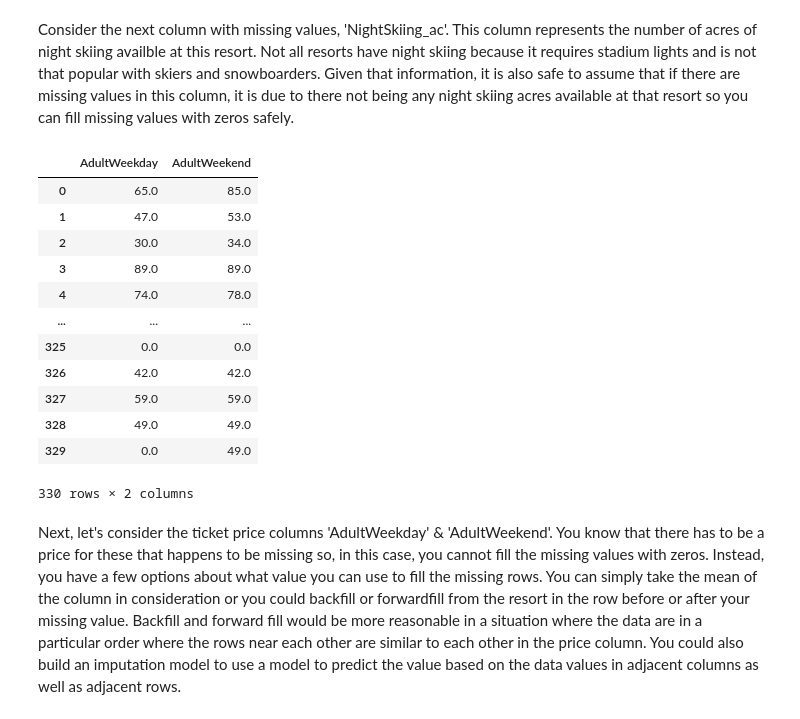
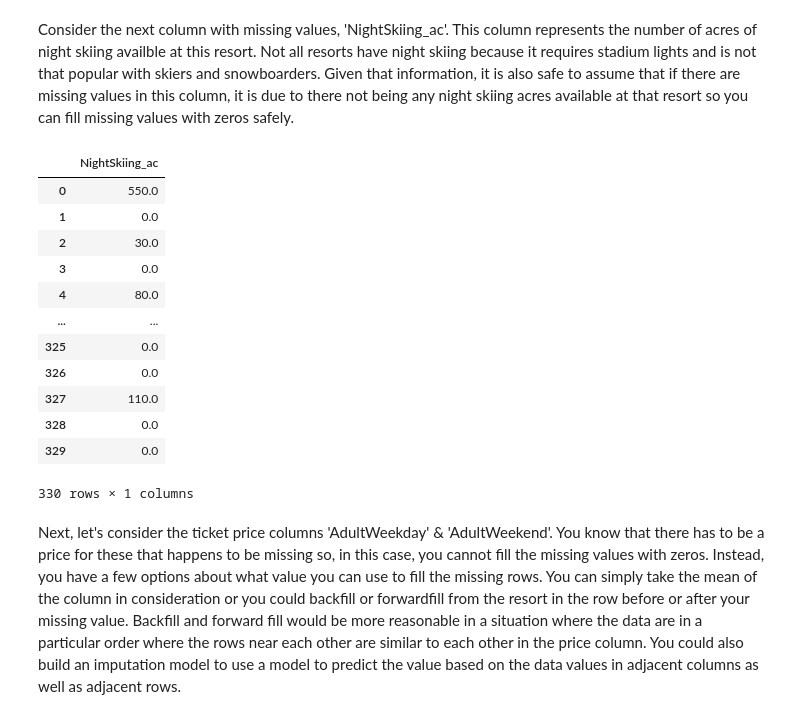
Before and after one commit to awinkler1030/Capstone-Project, a Jupyter notebook: DataWrangling/Notebook_steptwo.ipynb, the cells around one changed output. Drawn from its saved outputs; the diff is of its cells as text; code cells hidden in the pictures.

```diff
--- a/DataWrangling/Notebook_steptwo.ipynb
+++ b/DataWrangling/Notebook_steptwo.ipynb
@@ -397,21 +420,21 @@ Name: fastEight, Length: 330, dtype: float64
 # %% [markdown]
 Consider the next column with missing values, 'NightSkiing_ac'. This column represents the number of acres of night skiing availble at this resort. Not all resorts have night skiing because it requires stadium lights and is not that popular with skiers and snowboarders. Given that information, it is also safe to assume that if there are missing values in this column, it is due to there not being any night skiing acres available at that resort so you can fill missing values with zeros safely.
 # %%
-updated_ski_data[['AdultWeekday', 'AdultWeekend']].fillna(0)
+updated_ski_data[['NightSkiing_ac']].fillna(0)
 # %% [output]
-|  | AdultWeekday | AdultWeekend |
-| 0 | 65.0 | 85.0 |
-| 1 | 47.0 | 53.0 |
-| 2 | 30.0 | 34.0 |
-| 3 | 89.0 | 89.0 |
-| 4 | 74.0 | 78.0 |
-| ... | ... | ... |
-| 325 | 0.0 | 0.0 |
-| 326 | 42.0 | 42.0 |
-| 327 | 59.0 | 59.0 |
-| 328 | 49.0 | 49.0 |
-| 329 | 0.0 | 49.0 |
+|  | NightSkiing_ac |
+| 0 | 550.0 |
+| 1 | 0.0 |
+| 2 | 30.0 |
+| 3 | 0.0 |
+| 4 | 80.0 |
+| ... | ... |
+| 325 | 0.0 |
+| 326 | 0.0 |
+| 327 | 110.0 |
+| 328 | 0.0 |
+| 329 | 0.0 |
-330 rows × 2 columns
+330 rows × 1 columns
 # %% [markdown]
 Next, let's consider the ticket price columns 'AdultWeekday' & 'AdultWeekend'. You know that there has to be a price for these that happens to be missing so, in this case, you cannot fill the missing values with zeros. Instead, you have a few options about what value you can use to fill the missing rows. You can simply take the mean of the column in consideration or you could backfill or forwardfill from the resort in the row before or after your missing value. Backfill and forward fill would be more reasonable in a situation where the data are in a particular order where the rows near each other are similar to each other in the price column. You could also build an imputation model to use a model to predict the value based on the data values in adjacent columns as well as adjacent rows.
 # %% [markdown]
```
Also changed, not shown: parts of 5 cells of this notebook.
